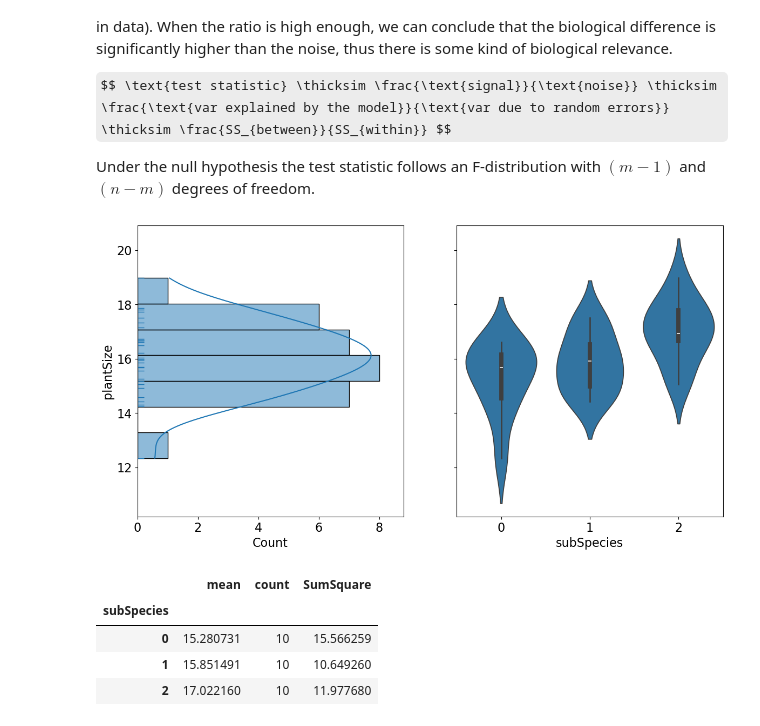
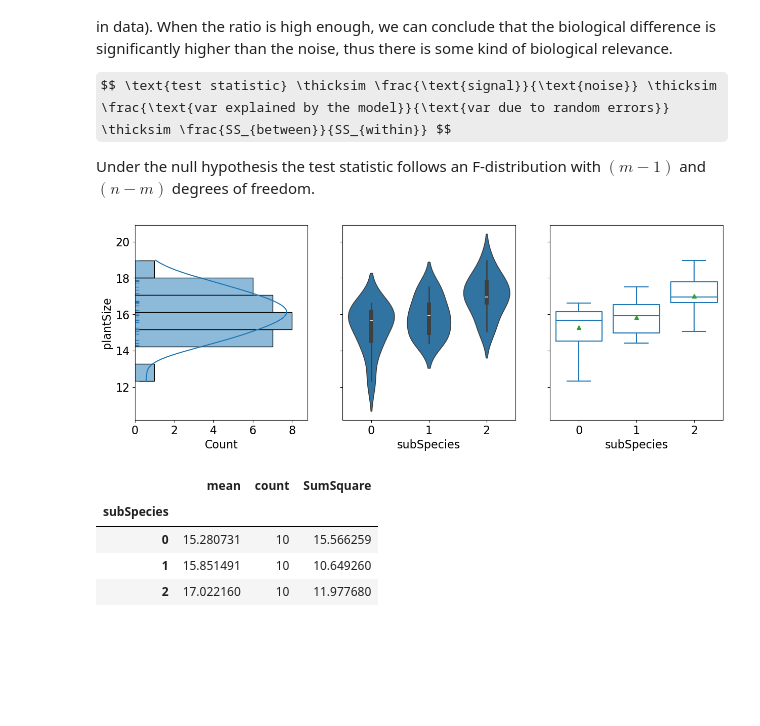
Before and after one commit to bioinfocz/IMG-Statistics-in-Python-Course, a Jupyter notebook: 03_distribution_and_statistical_tests_continued.ipynb, the cells around one changed output. Drawn from its saved outputs; the diff is of its cells as text; code cells hidden in the pictures; some formulas as TeX source; blank space fills up the shorter version.

```diff
--- a/03_distribution_and_statistical_tests_continued.ipynb
+++ b/03_distribution_and_statistical_tests_continued.ipynb
@@ -10,7 +10,7 @@ import numpy as np
 
 ### This is some configuration to make the plots work better when presenting online
 import matplotlib.pylab as pylab
-pylab.rcParams['figure.figsize'] = 8, 8
+pylab.rcParams['figure.figsize'] = 6, 6
 plt.rc("font", size=16)
 # %% [markdown]
 Now that we have seen the basis of statistical hypothesis testing, let's review some of the most used ones.
@@ -494,15 +491,16 @@ Under the null hypothesis the test statistic follows an F-distribution with $(m-
 # %%
 # we have measures of the height of the same number of individuals in 3 plant subspecies
 dfPlant = pd.read_table("data/Mendaxophytae_data_oct2020.csv", sep=',')
 
-fig, axes = plt.subplots(1, 2, figsize=(14,7), sharey=True)
+fig, axes = plt.subplots(1, 3, figsize=(15,5), sharey=True)
 
 sns.histplot(y=dfPlant['plantSize'], kde=True, ax = axes[0])
 sns.rugplot(y=dfPlant['plantSize'],  ax = axes[0])
 sns.violinplot(x='subSpecies', y='plantSize', data=dfPlant, ax = axes[1])
+sns.boxplot(x='subSpecies', y='plantSize', data=dfPlant, fill=False, showmeans=True, ax = axes[2])
 plt.show()
 # %% [output]
-[figure, old version]
+[figure, new version]
 # %%
 # compute the global mean
 grandMean = dfPlant['plantSize'].mean()
```
Also changed, not shown: parts of 19 cells of this notebook, 1 other file.
